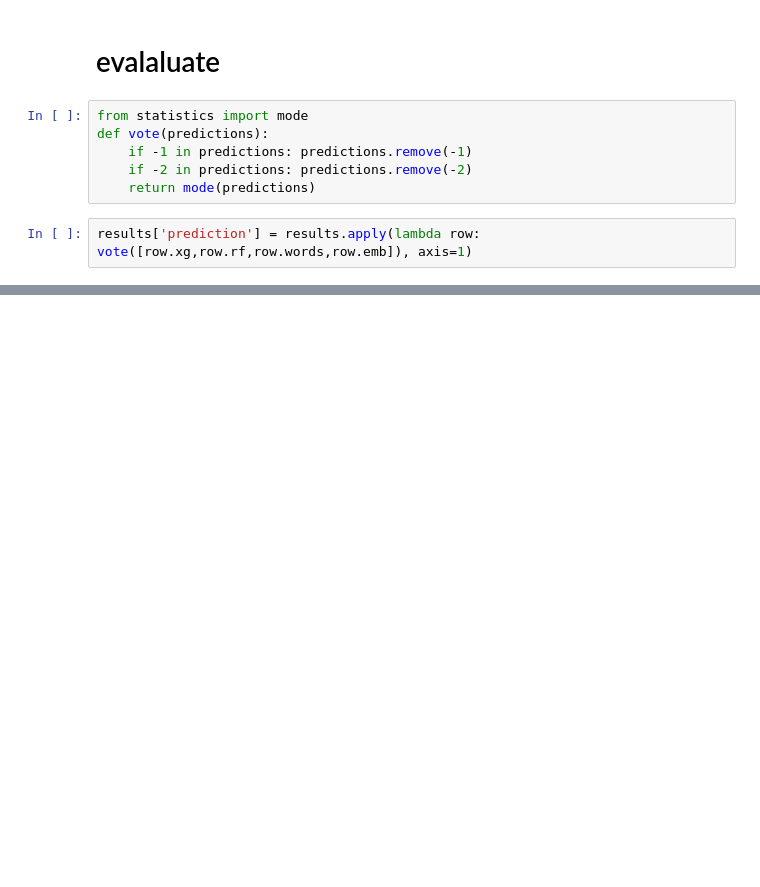
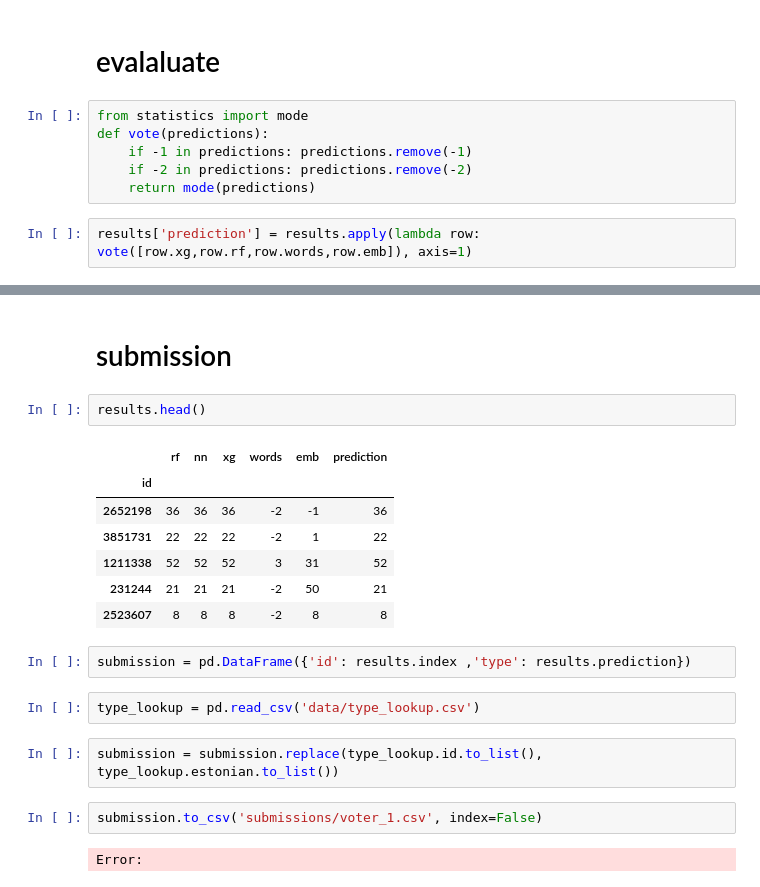
Before and after one commit to tillwenke/museum_item_classification, a Jupyter notebook: voter.ipynb, the cells around one changed output, grey strips where cells are left out. Drawn from its saved outputs; the diff is of its cells as text; blank space fills up the shorter version.

```diff
--- a/voter.ipynb
+++ b/voter.ipynb
@@ -153,0 +160,22 @@ accuracy_score(results.type, results.prediction)
+# %% [markdown]
+# submission
+# %%
+results.head()
+# %% [output]
+|  | rf | nn | xg | words | emb | prediction |
+| id |  |  |  |  |  |  |
+| 2652198 | 36 | 36 | 36 | -2 | -1 | 36 |
+| 3851731 | 22 | 22 | 22 | -2 | 1 | 22 |
+| 1211338 | 52 | 52 | 52 | 3 | 31 | 52 |
+| 231244 | 21 | 21 | 21 | -2 | 50 | 21 |
+| 2523607 | 8 | 8 | 8 | -2 | 8 | 8 |
+# %%
+submission = pd.DataFrame({'id': results.index ,'type': results.prediction})
+# %%
+type_lookup = pd.read_csv('data/type_lookup.csv')
+# %%
+submission = submission.replace(type_lookup.id.to_list(), type_lookup.estonian.to_list())
+# %%
+submission.to_csv('submissions/voter_1.csv', index=False)
+# %% [output]
+Error:
```
Also changed, not shown: parts of 7 cells of this notebook, 11 other files.
